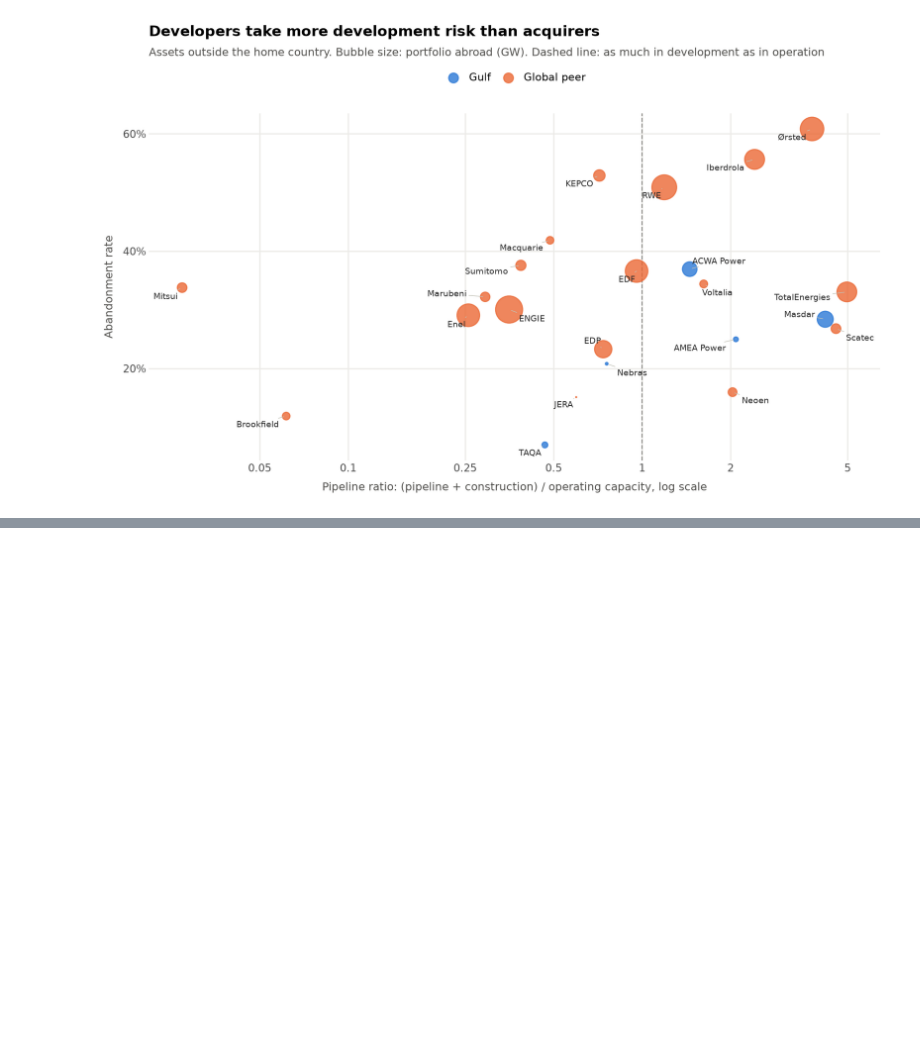
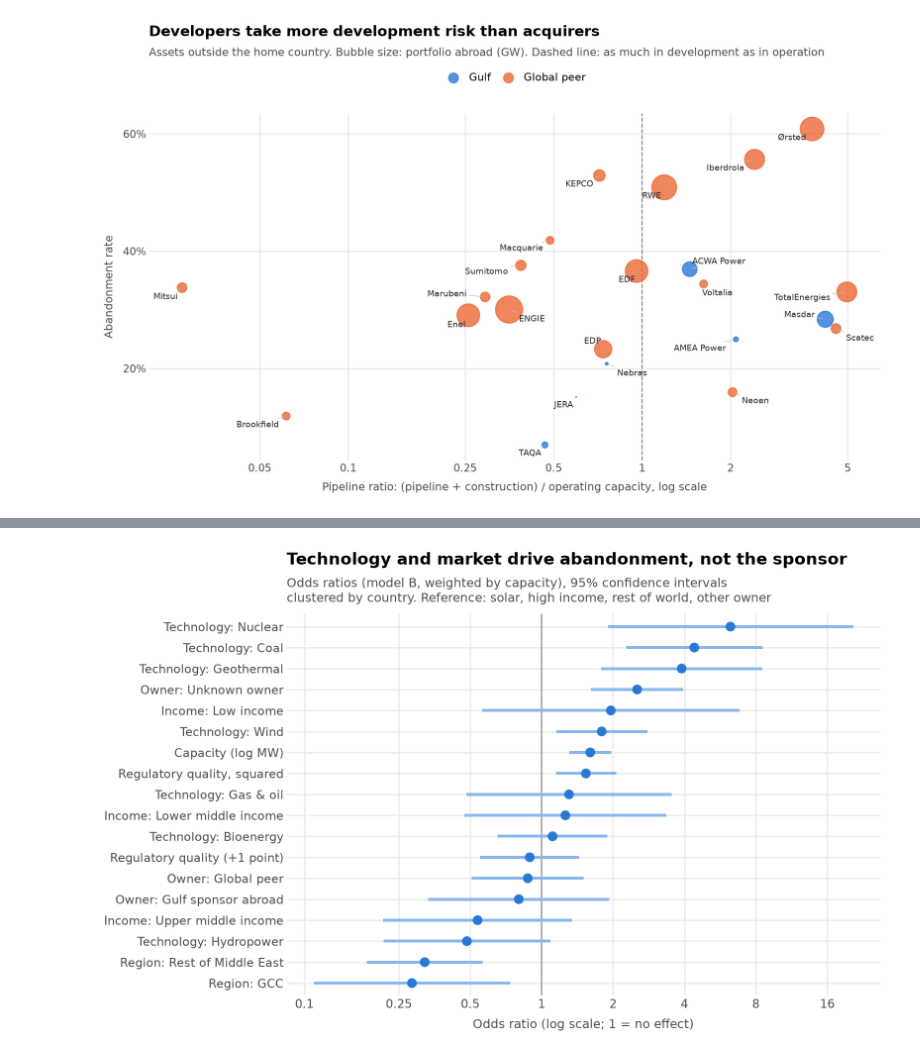
Before and after one commit to Sylvain-Topeza/power-infrastructure, a Jupyter notebook: main.ipynb, the cells around one changed output, grey strips where cells are left out. Drawn from its saved outputs; the diff is of its cells as text; code cells hidden in the pictures; blank space fills up the shorter version.

```diff
--- a/main.ipynb
+++ b/main.ipynb
@@ -746,0 +848,21 @@ plot
+# %%
+model_data = model.model_table(units, ownership, wb)
+
+formula_a = ('abandoned ~ C(technology, Treatment("Solar")) + log_capacity'
+             ' + C(area, Treatment("Rest of world")) + C(sponsor, Treatment("Other owner"))')
+formula_b = formula_a + (' + C(income_group, Treatment("High income"))'
+                         ' + regulatory_quality + I(regulatory_quality ** 2)')
+
+models = {
+    "A, unweighted": model.fit_logit(model_data, formula_a, weighted=False),
+    "A": model.fit_logit(model_data, formula_a),
+    "B": model.fit_logit(model_data, formula_b),
+}
+comparison = model.compare_models(models)
+display(comparison.style.format("{:.2f}", subset=comparison.columns[1:], na_rep="–")
+        .hide(axis="index"))
+display(model.model_summary(models).style.format({"units": "{:,.0f}", "pseudo_r2": "{:.2f}"}))
+
+b = models["B"].params
+print(f"Lowest predicted abandonment at a regulatory quality of "
+      f"{-b['regulatory_quality'] / (2 * b['I(regulatory_quality ** 2)']):.2f}")
@@ -746,0 +892,11 @@ plot
+# %%
+plot = plots.plot_odds_ratios(
+    model.readable_labels(model.odds_ratios(models["B"])),
+    title="Technology and market drive abandonment, not the sponsor",
+    subtitle="Odds ratios (model B, weighted by capacity), 95% confidence intervals\n"
+             "clustered by country. Reference: solar, high income, rest of world, other owner",
+)
+plots.save(plot, "odds_ratios", 8, 5.5)
+plot
+# %% [output]
+[figure, added]
```
Also changed, not shown: parts of 5 cells of this notebook.
